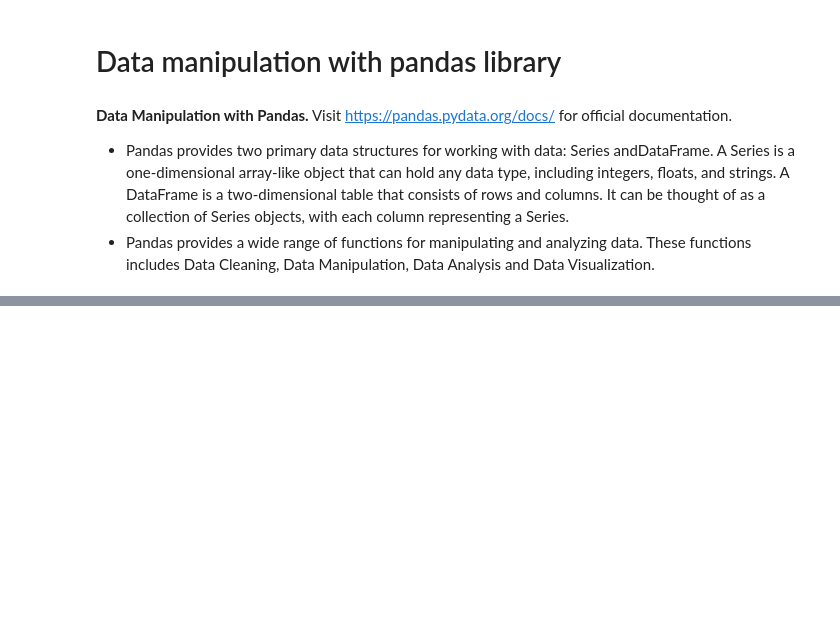
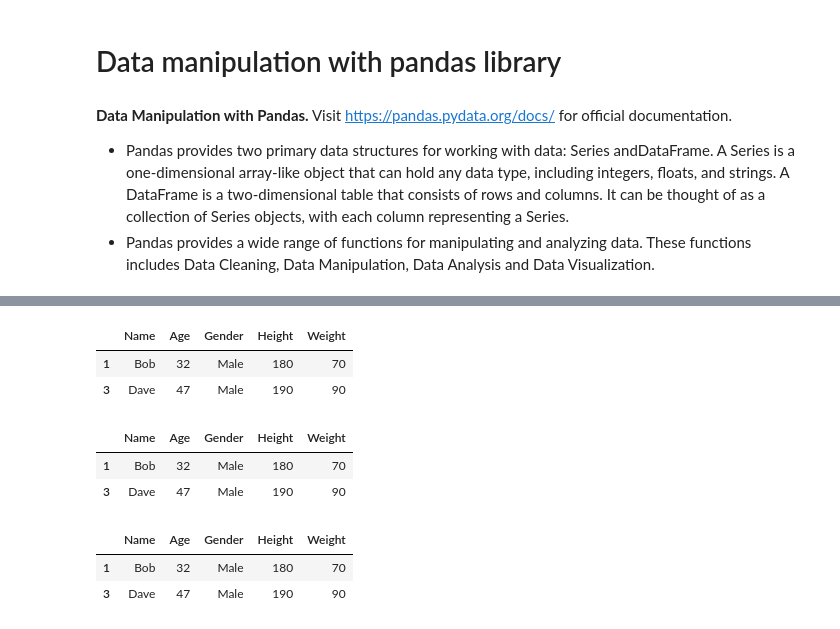
Before and after one commit to Prashantkr57/Python-for-Data-Analyst, a Jupyter notebook: Python_for_Data_Analyst.ipynb, the cells around one changed output, grey strips where cells are left out. Drawn from its saved outputs; the diff is of its cells as text; code cells hidden in the pictures; blank space fills up the shorter version.

```diff
--- a/Python_for_Data_Analyst.ipynb
+++ b/Python_for_Data_Analyst.ipynb
@@ -177,0 +242,24 @@ print(df)
+# %%
+""" Filtering rows: You can filter rows based on certain conditions using the loc and iloc methods.
+The loc method is used for label-based indexing, while iloc is used for integer-based indexing."""
+# select all rows where the 'Age' column is greater than 25
+df.loc[df['Age'] > 25]
+# %% [output]
+|  | Name | Age | Gender | Height | Weight |
+| 1 | Bob | 32 | Male | 180 | 70 |
+| 3 | Dave | 47 | Male | 190 | 90 |
+# %%
+# Combining conditions: we can combine multiple conditions using logical operators such as & (and) and | (or).
+# select all rows where the 'Age' column is greater than 25 and the 'Gender' column is 'Male'
+df.loc[(df['Age'] > 25) & (df['Gender'] == 'Male')]
+# %% [output]
+|  | Name | Age | Gender | Height | Weight |
+| 1 | Bob | 32 | Male | 180 | 70 |
+| 3 | Dave | 47 | Male | 190 | 90 |
+# %%
+# Using "query" method: Pandas provides a query method to select data based on a query expression.
+df.query('Age > 25 and Gender == "Male"')
+# %% [output]
+|  | Name | Age | Gender | Height | Weight |
+| 1 | Bob | 32 | Male | 180 | 70 |
+| 3 | Dave | 47 | Male | 190 | 90 |
```
Also changed, not shown: parts of 22 cells of this notebook.
